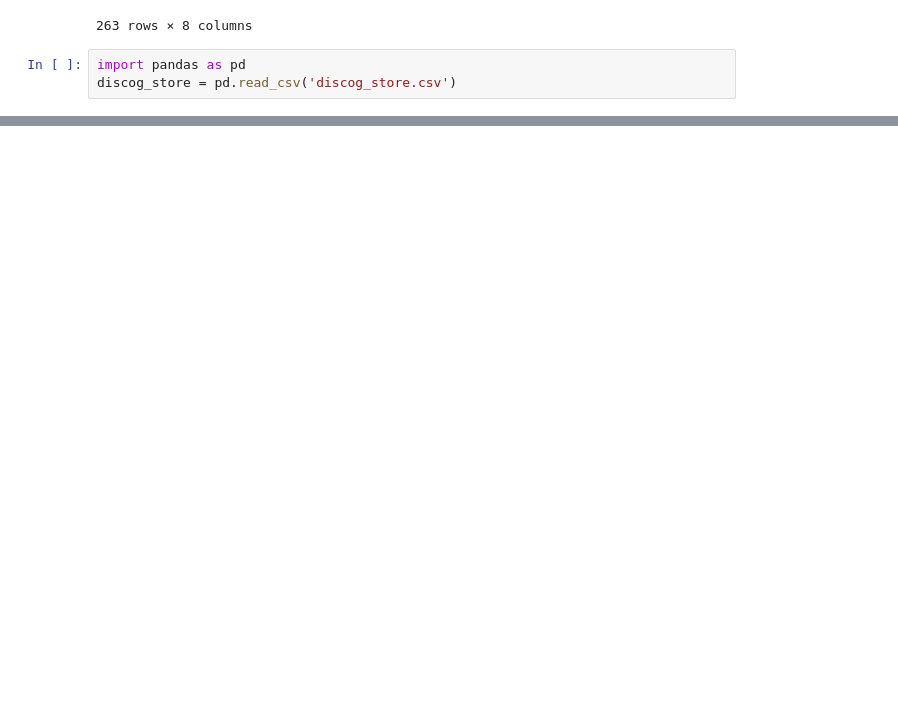
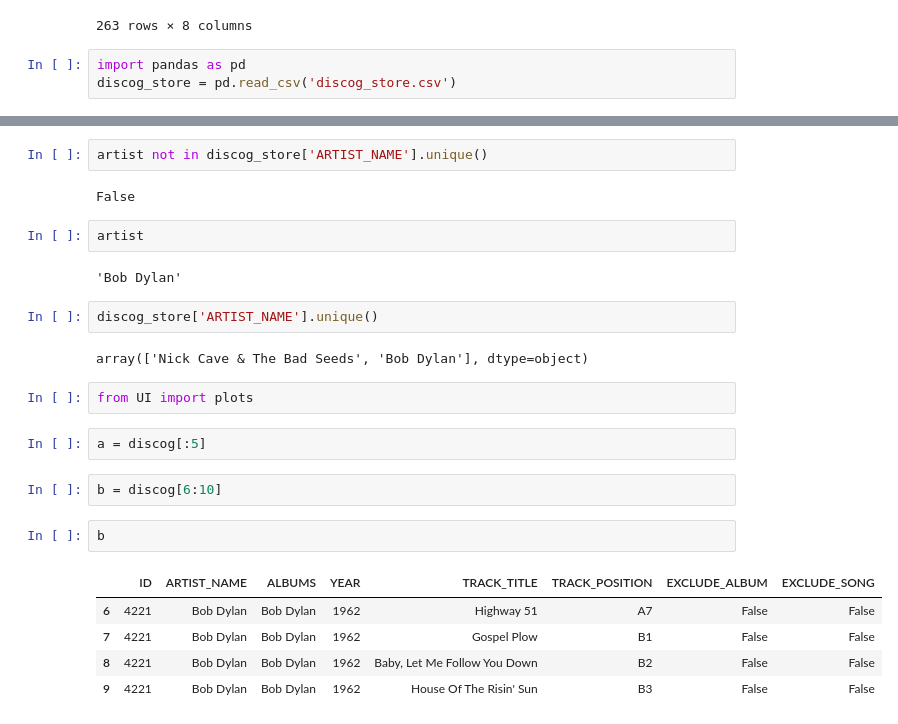
Before and after one commit to Err0neus/Santos-Discography-Analyser, a Jupyter notebook: selector_alternative.ipynb, the cells around one changed output, grey strips where cells are left out. Cells and saved outputs as stored; diff of their text form; blank space fills up the shorter version.

```diff
--- a/selector_alternative.ipynb
+++ b/selector_alternative.ipynb
@@ -132,0 +191,26 @@ True
+# %%
+artist not in discog_store['ARTIST_NAME'].unique()
+# %% [output]
+False
+# %%
+artist
+# %% [output]
+'Bob Dylan'
+# %%
+discog_store['ARTIST_NAME'].unique()
+# %% [output]
+array(['Nick Cave & The Bad Seeds', 'Bob Dylan'], dtype=object)
+# %%
+from UI import plots
+# %%
+a = discog[:5]
+# %%
+b = discog[6:10]
+# %%
+b
+# %% [output]
+|  | ID | ARTIST_NAME | ALBUMS | YEAR | TRACK_TITLE | TRACK_POSITION | EXCLUDE_ALBUM | EXCLUDE_SONG |
+| 6 | 4221 | Bob Dylan | Bob Dylan | 1962 | Highway 51 | A7 | False | False |
+| 7 | 4221 | Bob Dylan | Bob Dylan | 1962 | Gospel Plow | B1 | False | False |
+| 8 | 4221 | Bob Dylan | Bob Dylan | 1962 | Baby, Let Me Follow You Down | B2 | False | False |
+| 9 | 4221 | Bob Dylan | Bob Dylan | 1962 | House Of The Risin' Sun | B3 | False | False |
```
Also changed, not shown: parts of 14 cells of this notebook, 3 other files.
